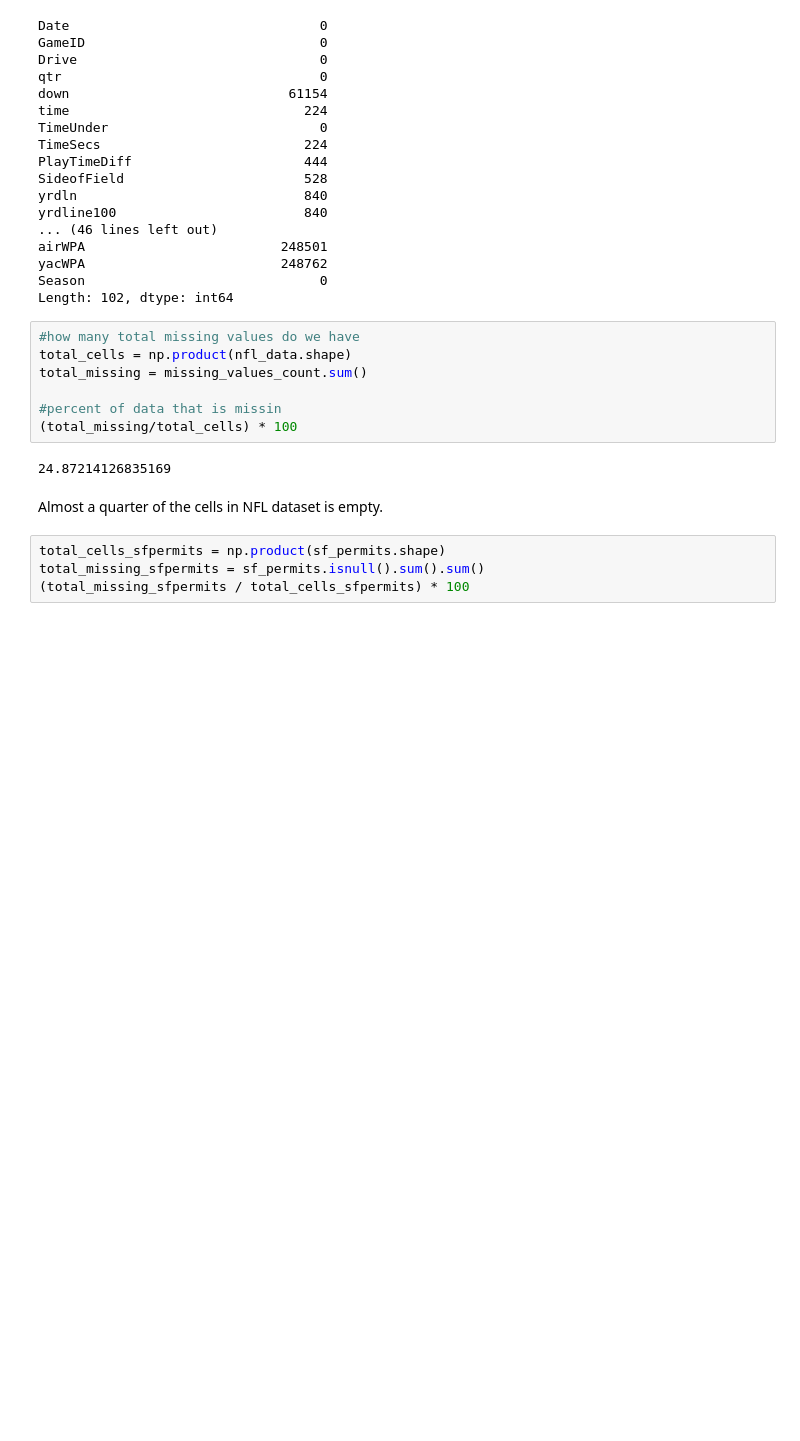
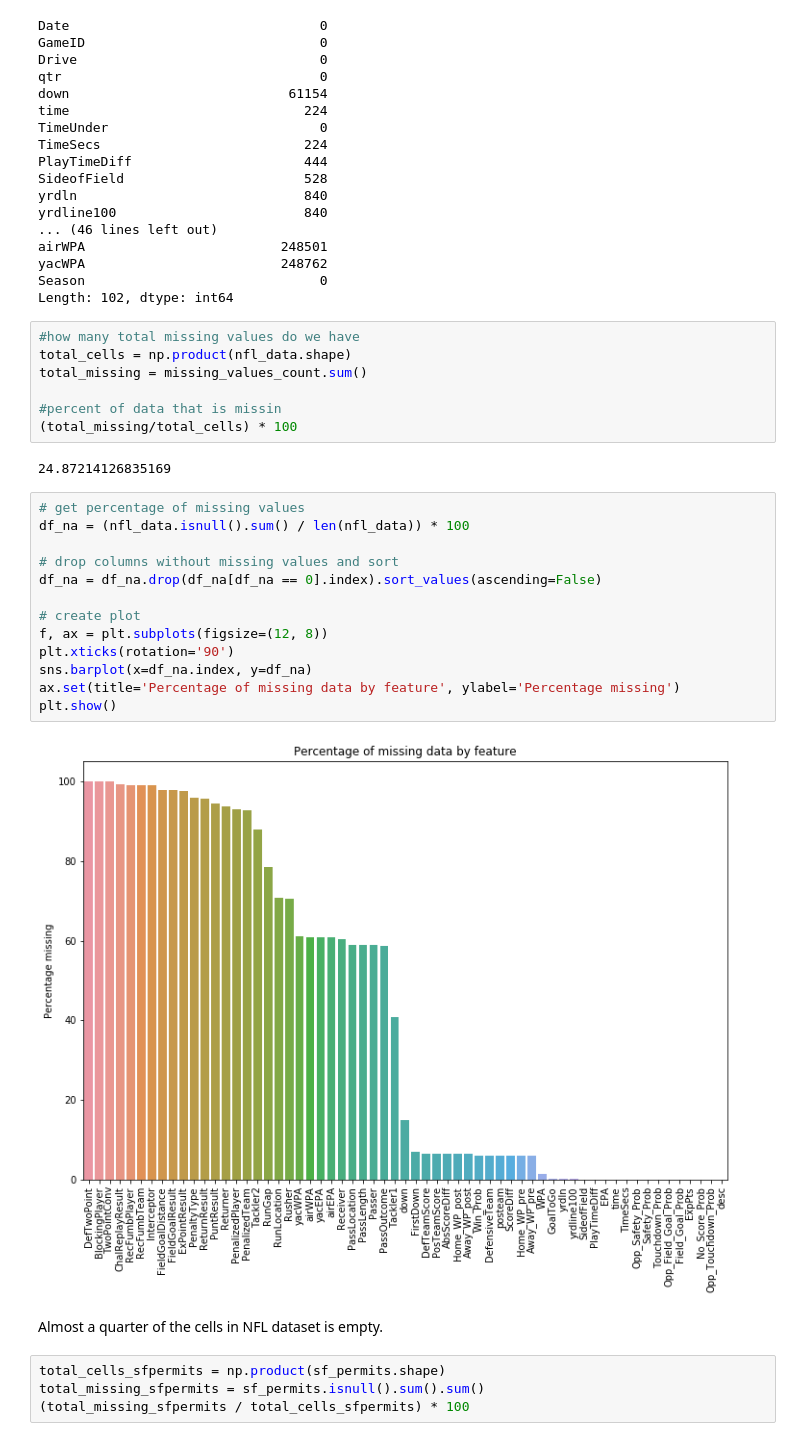
Before and after one commit to dawnsundream/Kaggle-Data-Cleaning-Event, a Jupyter notebook: Data Cleaning Day 1.ipynb, the cells around one changed output. Saved outputs shown, nothing was run; the diff lists cells and outputs as text; blank space fills up the shorter version.

Commit message:
NA visualisation

```diff
--- a/Data Cleaning Day 1.ipynb
+++ b/Data Cleaning Day 1.ipynb
@@ -59,6 +64,21 @@ total_missing = missing_values_count.sum()
 (total_missing/total_cells) * 100
 # %% [output]
 24.87214126835169
+# %%
+# get percentage of missing values
+df_na = (nfl_data.isnull().sum() / len(nfl_data)) * 100
+
+# drop columns without missing values and sort
+df_na = df_na.drop(df_na[df_na == 0].index).sort_values(ascending=False)
+
+# create plot
+f, ax = plt.subplots(figsize=(12, 8))
+plt.xticks(rotation='90')
+sns.barplot(x=df_na.index, y=df_na)
+ax.set(title='Percentage of missing data by feature', ylabel='Percentage missing')
+plt.show()
+# %% [output]
+[figure, added]
 # %% [markdown]
 Almost a quarter of the cells in NFL dataset is empty.
 # %%
```
Also changed, not shown: parts of 3 cells of this notebook.
